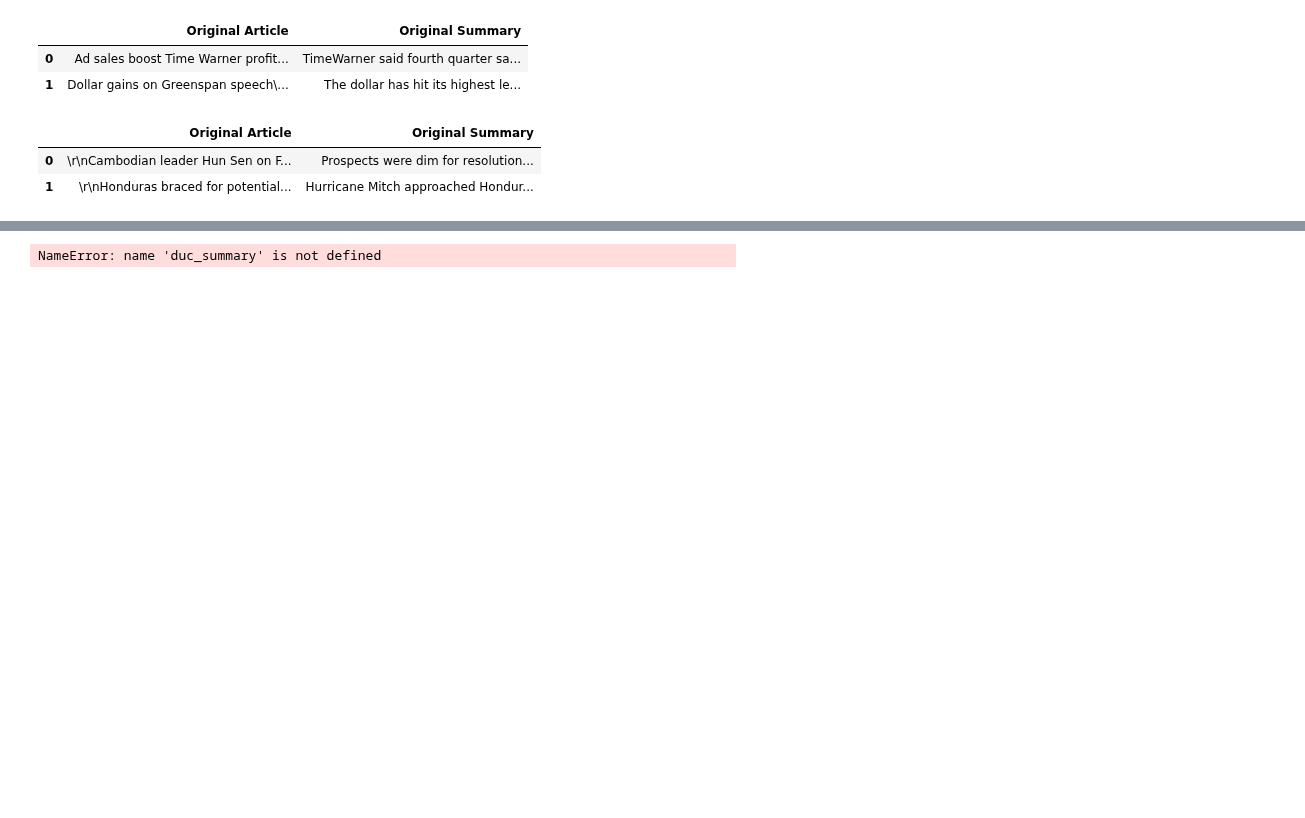
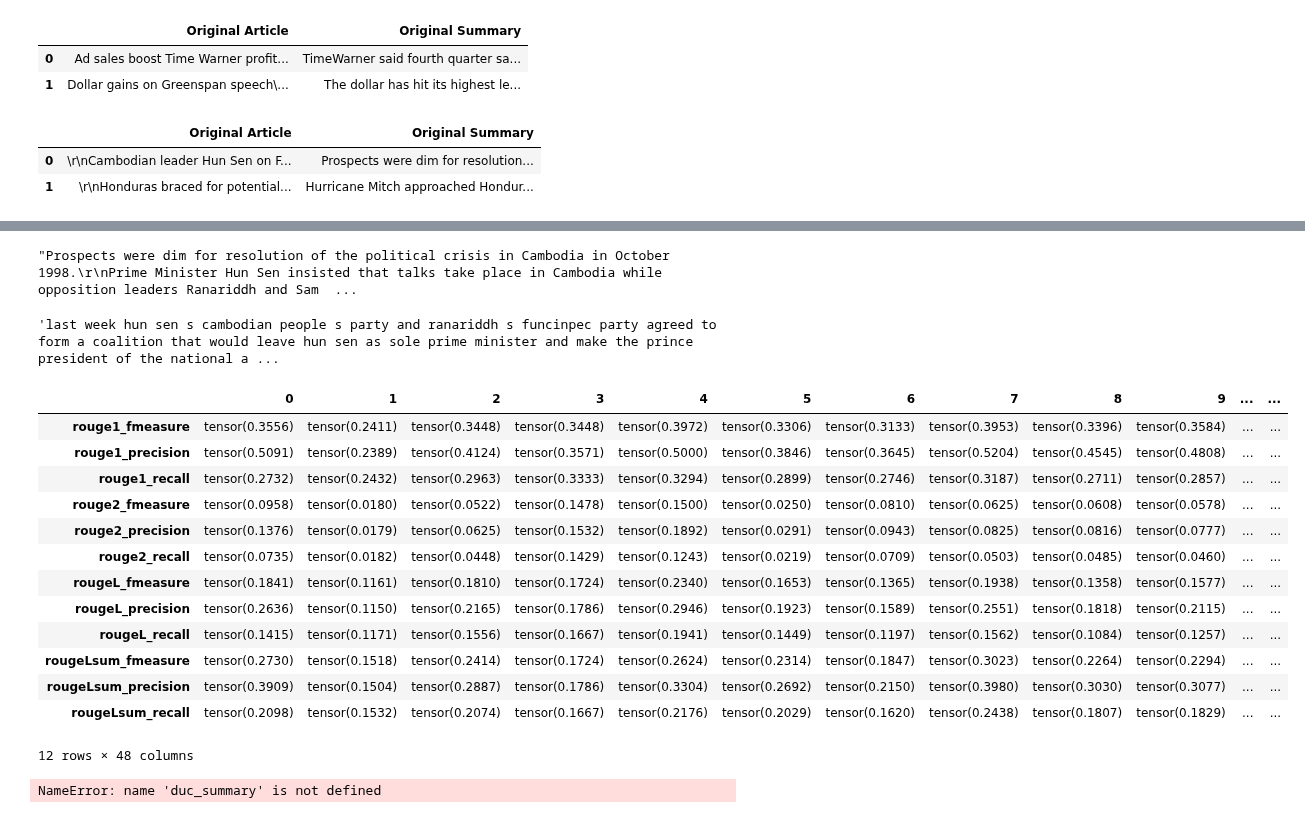
Before and after one commit to ZeyadMashhour/text_summarization, a Jupyter notebook: check_sentence_ratio.ipynb, the cells around one changed output, grey strips where cells are left out. Saved outputs shown, nothing was run; the diff lists cells and outputs as text; code cells hidden in the pictures; blank space fills up the shorter version.

```diff
--- a/check_sentence_ratio.ipynb
+++ b/check_sentence_ratio.ipynb
@@ -30,0 +66,2 @@ duc_sentences = load_list_of_lists(r'DUC\pkl_files\duc_sentences.pkl')
+# %%
+duc5 = pd.read_csv('DUC\DUC_5Sent_.csv')
@@ -33,3 +84,32 @@ from my_package.summary_evalution import*
+# %%
+os.iloc[0,0]
+# %% [output]
+"Prospects were dim for resolution of the political crisis in Cambodia in October 1998.\r\nPrime Minister Hun Sen insisted that talks take place in Cambodia while opposition leaders Ranariddh and Sam  ...
+# %%
+luhn = duc5['(\'Luhn\',)'].to_frame()
+# %%
+luhn.iloc[0,0]
+# %% [output]
+'last week hun sen s cambodian people s party and ranariddh s funcinpec party agreed to form a coalition that would leave hun sen as sole prime minister and make the prince president of the national a ...
+# %%
+z = calculate_rouge_scores_df(os,luhn).T
+# %%
+z
+# %% [output]
+|  | 0 | 1 | 2 | 3 | 4 | 5 | 6 | 7 | 8 | 9 | ... | ... |
+| rouge1_fmeasure | tensor(0.3556) | tensor(0.2411) | tensor(0.3448) | tensor(0.3448) | tensor(0.3972) | tensor(0.3306) | tensor(0.3133) | tensor(0.3953) | tensor(0.3396) | tensor(0.3584) | ... | ... |
+| rouge1_precision | tensor(0.5091) | tensor(0.2389) | tensor(0.4124) | tensor(0.3571) | tensor(0.5000) | tensor(0.3846) | tensor(0.3645) | tensor(0.5204) | tensor(0.4545) | tensor(0.4808) | ... | ... |
+| rouge1_recall | tensor(0.2732) | tensor(0.2432) | tensor(0.2963) | tensor(0.3333) | tensor(0.3294) | tensor(0.2899) | tensor(0.2746) | tensor(0.3187) | tensor(0.2711) | tensor(0.2857) | ... | ... |
+| rouge2_fmeasure | tensor(0.0958) | tensor(0.0180) | tensor(0.0522) | tensor(0.1478) | tensor(0.1500) | tensor(0.0250) | tensor(0.0810) | tensor(0.0625) | tensor(0.0608) | tensor(0.0578) | ... | ... |
+| rouge2_precision | tensor(0.1376) | tensor(0.0179) | tensor(0.0625) | tensor(0.1532) | tensor(0.1892) | tensor(0.0291) | tensor(0.0943) | tensor(0.0825) | tensor(0.0816) | tensor(0.0777) | ... | ... |
+| rouge2_recall | tensor(0.0735) | tensor(0.0182) | tensor(0.0448) | tensor(0.1429) | tensor(0.1243) | tensor(0.0219) | tensor(0.0709) | tensor(0.0503) | tensor(0.0485) | tensor(0.0460) | ... | ... |
+| rougeL_fmeasure | tensor(0.1841) | tensor(0.1161) | tensor(0.1810) | tensor(0.1724) | tensor(0.2340) | tensor(0.1653) | tensor(0.1365) | tensor(0.1938) | tensor(0.1358) | tensor(0.1577) | ... | ... |
+| rougeL_precision | tensor(0.2636) | tensor(0.1150) | tensor(0.2165) | tensor(0.1786) | tensor(0.2946) | tensor(0.1923) | tensor(0.1589) | tensor(0.2551) | tensor(0.1818) | tensor(0.2115) | ... | ... |
+| rougeL_recall | tensor(0.1415) | tensor(0.1171) | tensor(0.1556) | tensor(0.1667) | tensor(0.1941) | tensor(0.1449) | tensor(0.1197) | tensor(0.1562) | tensor(0.1084) | tensor(0.1257) | ... | ... |
+| rougeLsum_fmeasure | tensor(0.2730) | tensor(0.1518) | tensor(0.2414) | tensor(0.1724) | tensor(0.2624) | tensor(0.2314) | tensor(0.1847) | tensor(0.3023) | tensor(0.2264) | tensor(0.2294) | ... | ... |
+| rougeLsum_precision | tensor(0.3909) | tensor(0.1504) | tensor(0.2887) | tensor(0.1786) | tensor(0.3304) | tensor(0.2692) | tensor(0.2150) | tensor(0.3980) | tensor(0.3030) | tensor(0.3077) | ... | ... |
+| rougeLsum_recall | tensor(0.2098) | tensor(0.1532) | tensor(0.2074) | tensor(0.1667) | tensor(0.2176) | tensor(0.2029) | tensor(0.1620) | tensor(0.2438) | tensor(0.1807) | tensor(0.1829) | ... | ... |
+12 rows × 48 columns
 # %%
 def refined_calculate_efficiency(predicted_summary: str, original_summary: str) -> dict:
     """
```
Also changed, not shown: parts of 10 cells of this notebook, 1 other file.
